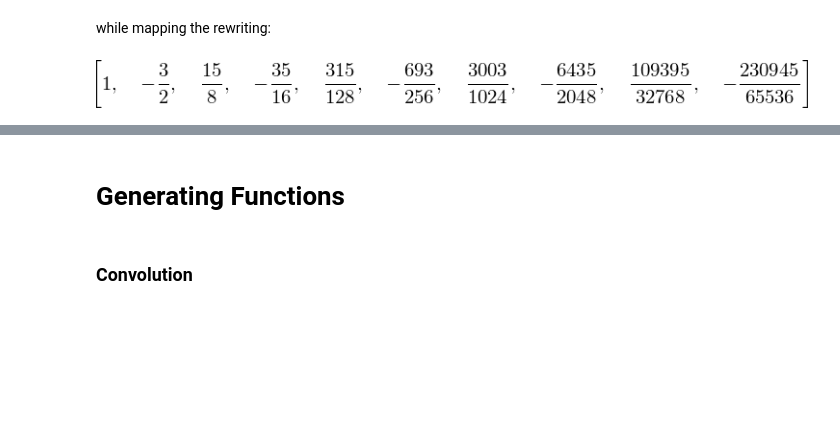
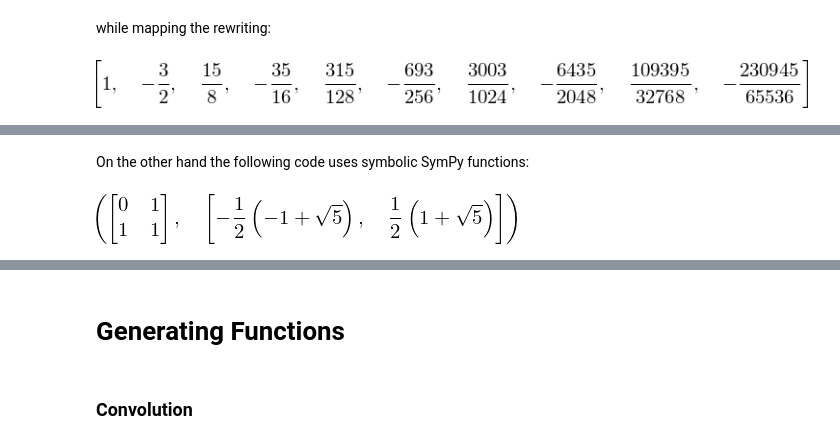
Before and after one commit to massimo-nocentini/pacc, a Jupyter notebook: sympy-notebook/Analysis of Algorithms.ipynb, the cells around one changed output, grey strips where cells are left out. Saved outputs shown, nothing was run; the diff lists cells and outputs as text; code cells hidden in the pictures; blank space fills up the shorter version.

```diff
--- a/sympy-notebook/Analysis of Algorithms.ipynb
+++ b/sympy-notebook/Analysis of Algorithms.ipynb
@@ -159,0 +209,7 @@ def minus_three_over_two_choose_k(k): return ((-1)**k *(2*k+1))*binomial(2*k, k)
+# %% [markdown]
+On the other hand the following code uses symbolic SymPy functions:
+# %%
+F_matrix = Matrix([[0,1],[1,1]])
+F_matrix, list(map(factor, F_matrix.eigenvals()))
+# %% [output]
+[figure, added]
```
Also changed, not shown: parts of 13 cells of this notebook.
